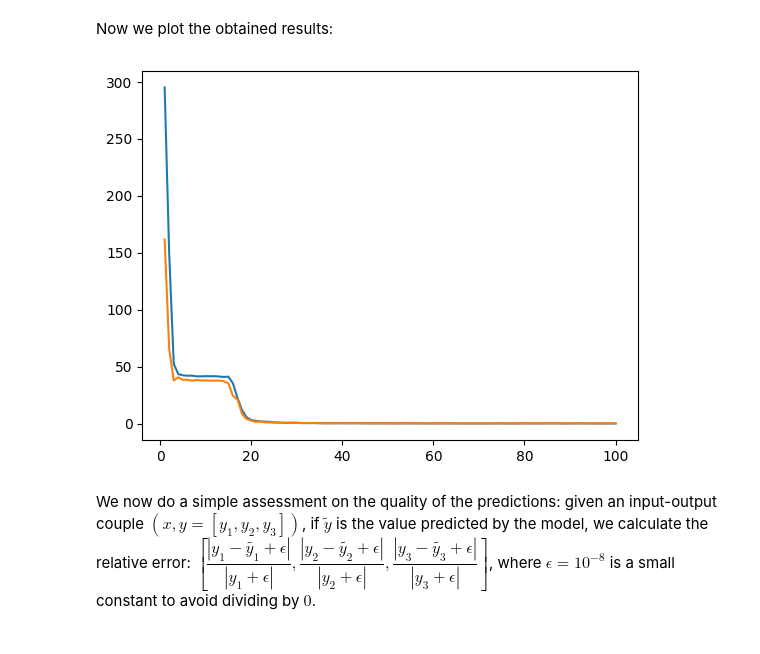
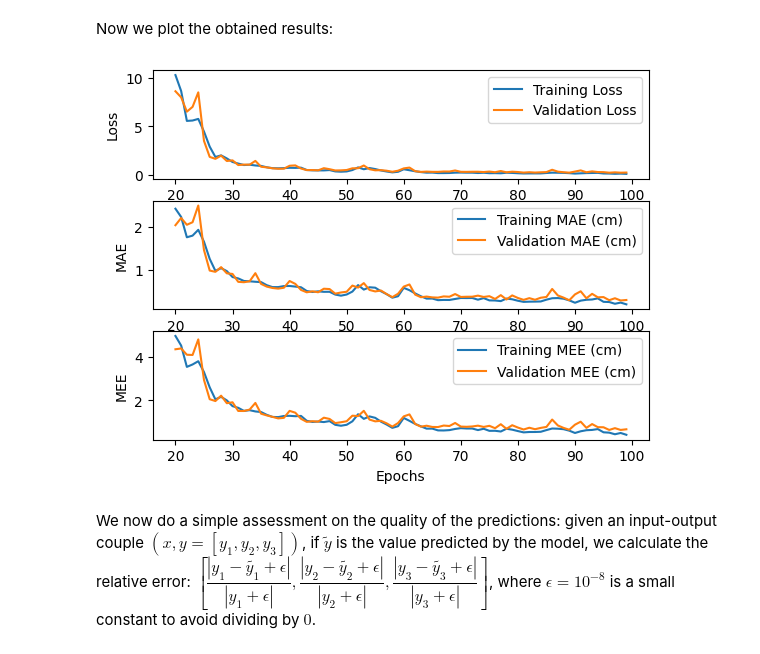
Before and after one commit to Servat0r/Robotics-Project, a Jupyter notebook: Robotics.ipynb, the cells around one changed output. Drawn from its saved outputs; the diff is of its cells as text; code cells hidden in the pictures.

Commit message:
Reworked data augmentation, axes etc

```diff
--- a/Robotics.ipynb
+++ b/Robotics.ipynb
@@ -28,6 +28,23 @@ def plot_results(history: tf.keras.callbacks.History, n_epochs=None):
     trainLoss, validationLoss = history.history['loss'][:n_epochs], history.history['val_loss'][:n_epochs]
     ax.plot(epochs, trainLoss, label='Training Loss')
     ax.plot(epochs, validationLoss, label='Validation Loss')
+# %%
+def plot_metrics(
+    history: tf.keras.callbacks.History, start_epoch=0, end_epoch=None,
+    metrics: str | list[str] = 'loss', data_labels = [('Training Loss', 'Validation Loss')],
+    axes_labels = [('Epochs', 'Value')]
+):
+  metrics = [metrics] if isinstance(metrics, str) else metrics
+  fig, ax = plt.subplots(len(metrics), 1)
+  end_epoch = end_epoch or len(history.history['loss'])
+  epochs = np.arange(start_epoch, end_epoch)
+  for i, (metric, metric_data_labels, metric_axes_labels) \
+    in enumerate(zip(metrics, data_labels, axes_labels)):
+    ax[i].set_xlabel(metric_axes_labels[0])
+    ax[i].set_ylabel(metric_axes_labels[1])
+    ax[i].plot(epochs, history.history[metric][start_epoch:end_epoch], label=metric_data_labels[0])
+    ax[i].plot(epochs, history.history[f'val_{metric}'][start_epoch:end_epoch], label=metric_data_labels[1])
+    ax[i].legend()
 # %% [markdown]
 ### Dataset Retrieval
 The original dataset is made up of $513$ `full-hd` ($1920 \times 1080$) images in `png` format. While in this format a single image requires $\approx 100$ KB of memory, a `numpy` array that contains the image in `float32` datatype will require at least $1920 \times 1080 \times 3 \times 4 \approx 24$ MB of memory, hence the whole dataset will require $\approx 12$ GB and would be unfeasible.
@@ -69,3 +88,7 @@ n_epochs = 100
+# %%
+def mean_euclidean_error(y_true, y_pred):
+  squared_difference = tf.math.square(y_true - y_pred)
+  return tf.math.sqrt(tf.math.reduce_sum(squared_difference, axis=-1))
 # %%
 images, tip_pos = get_dataset(target_size_perc=resize_perc, force_resize=False, rescale_coordinates=100)
 # %% [markdown]
@@ -127,5 +130,8 @@ model = tf.keras.Sequential([
 # %%
-model.compile(loss='mean_squared_error', optimizer=tf.keras.optimizers.Adam(learning_rate=1e-3))
+model.compile(
+    loss='mean_squared_error', metrics=['MeanAbsoluteError', mean_euclidean_error],
+    optimizer=tf.keras.optimizers.Adam(learning_rate=1e-3)
+)
 # %%
 model.summary()
 # %% [output]
@@ -173,10 +179,20 @@ Epoch 100/100
 # %% [markdown]
 Now we plot the obtained results:
-# %%
-%matplotlib inline
-plot_results(history, n_epochs=None)
-# %% [output]
-[figure, removed]
+# %%
+%matplotlib inline
+plot_metrics(
+    history, start_epoch=20, end_epoch=None,
+    metrics=['loss', 'mean_absolute_error', 'mean_euclidean_error'],
+    data_labels=[
+        ('Training Loss', 'Validation Loss'), ('Training MAE (cm)', 'Validation MAE (cm)'),
+        ('Training MEE (cm)', 'Validation MEE (cm)')
+    ],
+    axes_labels=[
+        ('Epochs', 'Loss'), ('Epochs', 'MAE'), ('Epochs', 'MEE')
+    ]
+)
+# %% [output]
+[figure, added]
 # %% [markdown]
 We now do a simple assessment on the quality of the predictions: given an input-output couple $(x, y = [y_1, y_2, y_3])$, if $\tilde{y}$ is the value predicted by the model, we calculate the relative error: $\left[\dfrac{|y_1 - \tilde{y_1} + \epsilon|}{|y_1 + \epsilon|}, \dfrac{|y_2 - \tilde{y_2} + \epsilon|}{|y_2 + \epsilon|}, \dfrac{|y_3 - \tilde{y_3} + \epsilon|}{|y_3 + \epsilon|}\right]$, where $\epsilon = 10^{-8}$ is a small constant to avoid dividing by $0$.
 # %%
```
Also changed, not shown: parts of 44 cells of this notebook.
